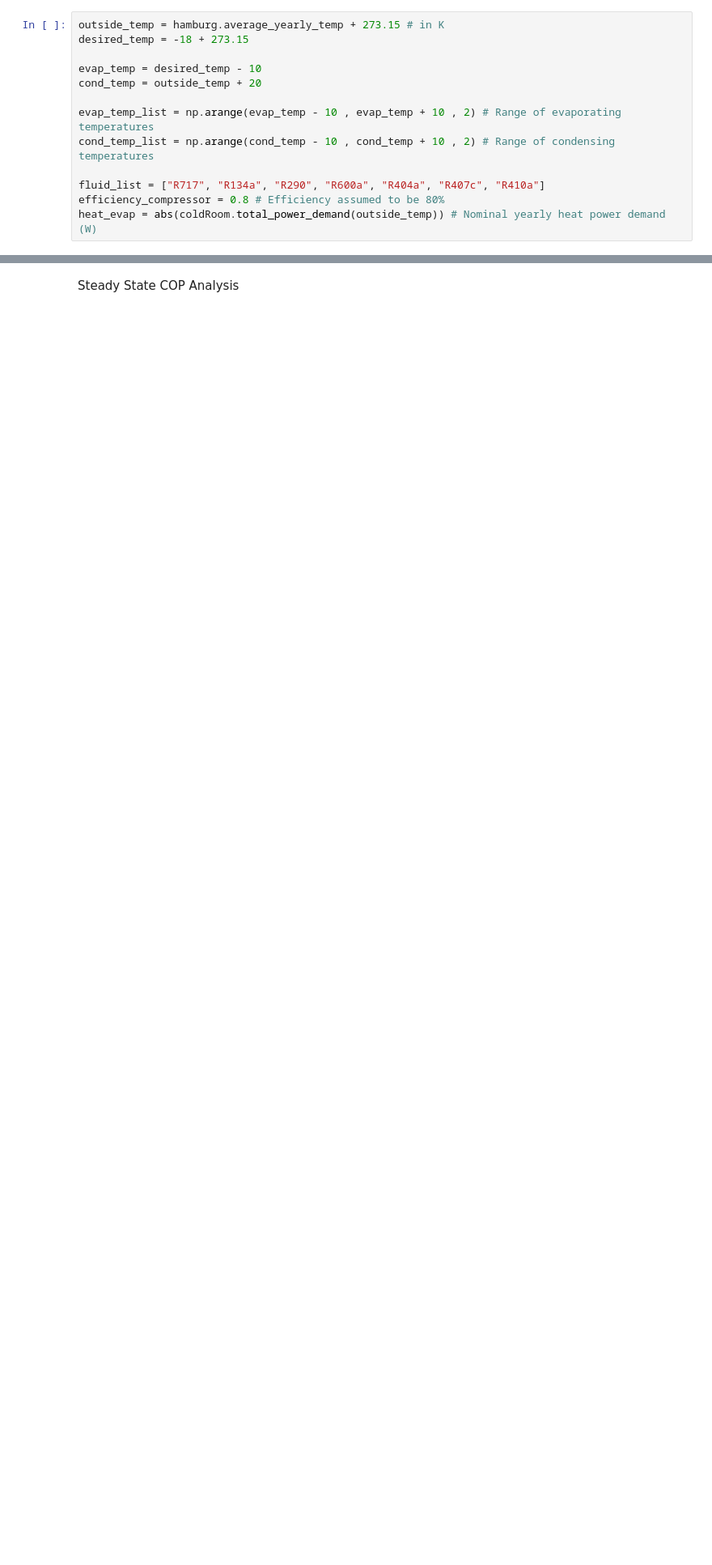
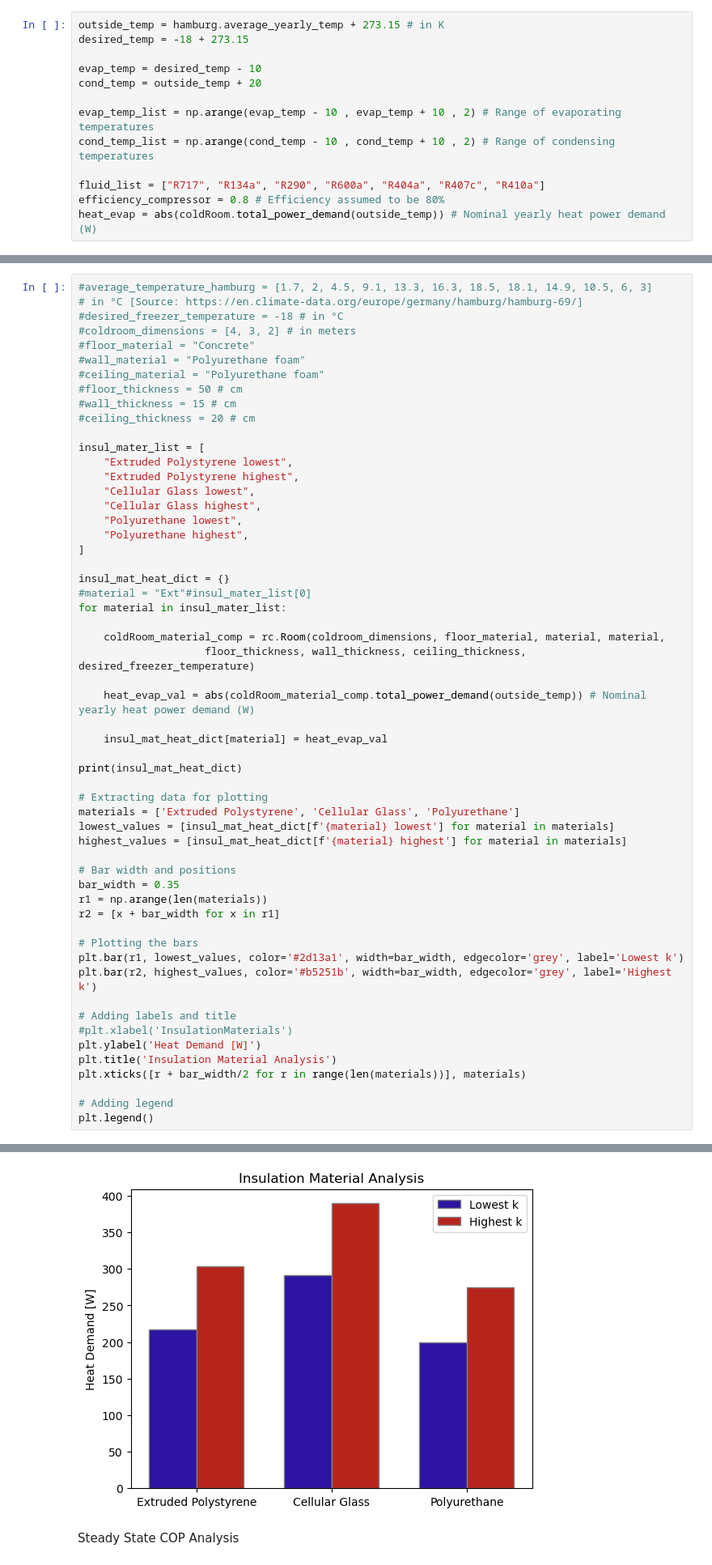
Before and after one commit to boujuan/Renewable_Energy_Heat, a Jupyter notebook: Main_Notebook.ipynb, the cells around one changed output, grey strips where cells are left out. Shown: that part at 81% size. Cells and saved outputs as stored; diff of their text form; blank space fills up the shorter version.

Commit message:
added ins material comparison bar chart

```diff
--- a/Main_Notebook.ipynb
+++ b/Main_Notebook.ipynb
@@ -146,0 +167,57 @@ heat_evap = abs(coldRoom.total_power_demand(outside_temp)) # Nominal yearly heat
+# %%
+#average_temperature_hamburg = [1.7, 2, 4.5, 9.1, 13.3, 16.3, 18.5, 18.1, 14.9, 10.5, 6, 3]
+# in °C [Source: https://en.climate-data.org/europe/germany/hamburg/hamburg-69/]
+#desired_freezer_temperature = -18 # in °C
+#coldroom_dimensions = [4, 3, 2] # in meters
+#floor_material = "Concrete"
+#wall_material = "Polyurethane foam"
+#ceiling_material = "Polyurethane foam"
+#floor_thickness = 50 # cm
+#wall_thickness = 15 # cm
+#ceiling_thickness = 20 # cm
+
+insul_mater_list = [
+    "Extruded Polystyrene lowest",
+    "Extruded Polystyrene highest",
+    "Cellular Glass lowest",
+    "Cellular Glass highest",
+    "Polyurethane lowest",
+    "Polyurethane highest",
+]
+
+insul_mat_heat_dict = {}
+#material = "Ext"#insul_mater_list[0]
+for material in insul_mater_list:
+
+    coldRoom_material_comp = rc.Room(coldroom_dimensions, floor_material, material, material,
+                    floor_thickness, wall_thickness, ceiling_thickness, desired_freezer_temperature)
+
+    heat_evap_val = abs(coldRoom_material_comp.total_power_demand(outside_temp)) # Nominal yearly heat power demand (W)
+
+    insul_mat_heat_dict[material] = heat_evap_val
+
+print(insul_mat_heat_dict)
+
+# Extracting data for plotting
+materials = ['Extruded Polystyrene', 'Cellular Glass', 'Polyurethane']
+lowest_values = [insul_mat_heat_dict[f'{material} lowest'] for material in materials]
+highest_values = [insul_mat_heat_dict[f'{material} highest'] for material in materials]
+
+# Bar width and positions
+bar_width = 0.35
+r1 = np.arange(len(materials))
+r2 = [x + bar_width for x in r1]
+
+# Plotting the bars
+plt.bar(r1, lowest_values, color='#2d13a1', width=bar_width, edgecolor='grey', label='Lowest k')
+plt.bar(r2, highest_values, color='#b5251b', width=bar_width, edgecolor='grey', label='Highest k')
+
+# Adding labels and title
+#plt.xlabel('InsulationMaterials')
+plt.ylabel('Heat Demand [W]')
+plt.title('Insulation Material Analysis')
+plt.xticks([r + bar_width/2 for r in range(len(materials))], materials)
+
+# Adding legend
+plt.legend()
+# %% [output]
@@ -147,3 +226,4 @@ heat_evap = abs(coldRoom.total_power_demand(outside_temp)) # Nominal yearly heat
+[figure, added]
 # %% [markdown]
 Steady State COP Analysis
 # %%
```
Also changed, not shown: parts of 9 cells of this notebook, 9 other files.
